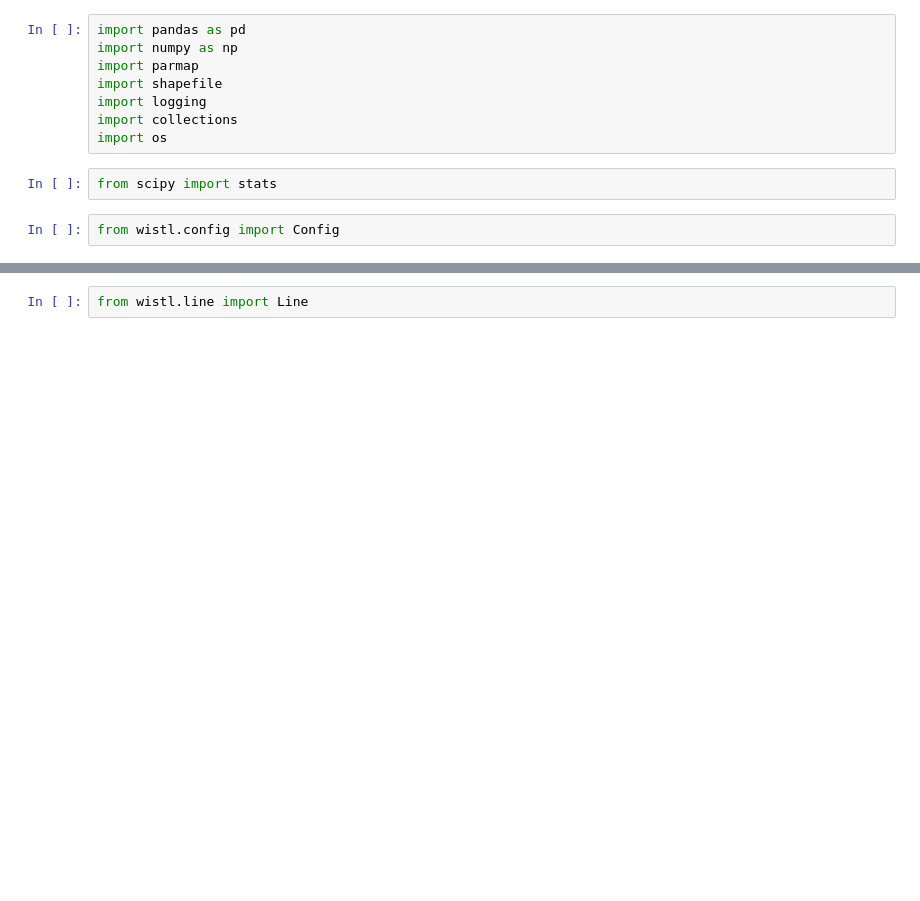
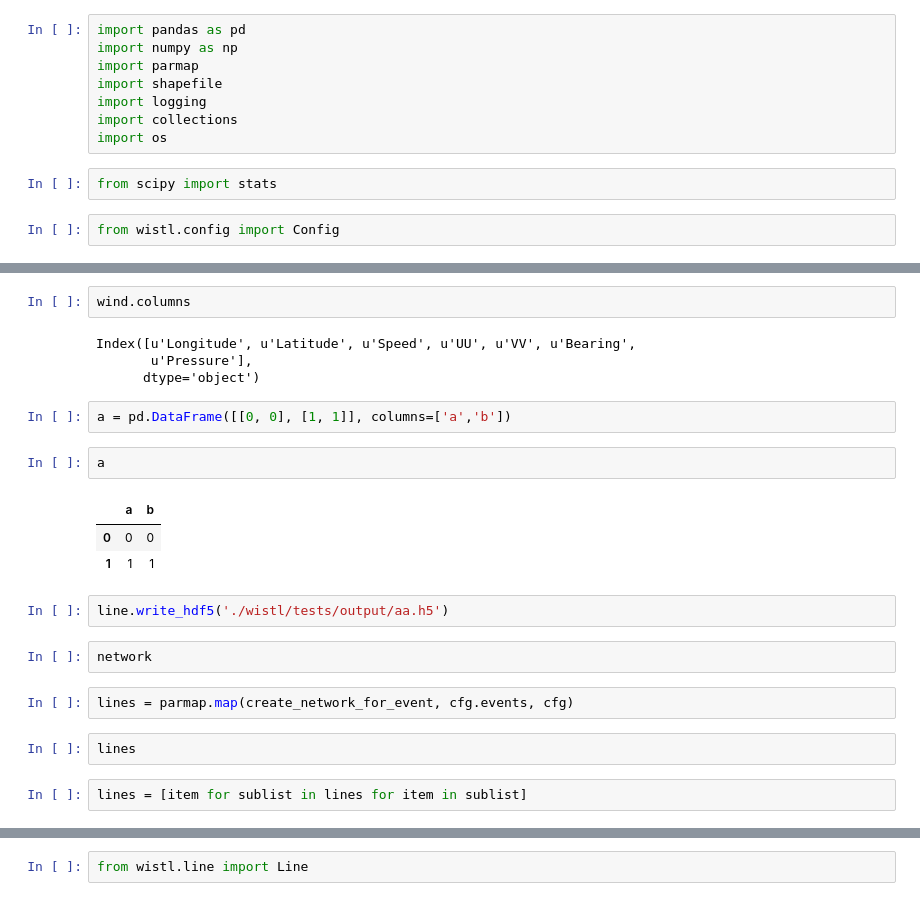
Before and after one commit to GeoscienceAustralia/wistl, a Jupyter notebook: Untitled.ipynb, the cells around one changed output, grey strips where cells are left out. Saved outputs shown, nothing was run; the diff lists cells and outputs as text; blank space fills up the shorter version.

Commit message:
1) put parmap back 2) save to hdf5

```diff
--- a/Untitled.ipynb
+++ b/Untitled.ipynb
@@ -115,0 +196,24 @@ from wistl.config import Config
+# %%
+wind.columns
+# %% [output]
+Index([u'Longitude', u'Latitude', u'Speed', u'UU', u'VV', u'Bearing',
+       u'Pressure'],
+      dtype='object')
+# %%
+a = pd.DataFrame([[0, 0], [1, 1]], columns=['a','b'])
+# %%
+a
+# %% [output]
+|  | a | b |
+| 0 | 0 | 0 |
+| 1 | 1 | 1 |
+# %%
+line.write_hdf5('./wistl/tests/output/aa.h5')
+# %%
+network
+# %%
+lines = parmap.map(create_network_for_event, cfg.events, cfg)
+# %%
+lines
+# %%
+lines = [item for sublist in lines for item in sublist]
```
Also changed, not shown: parts of 38 cells of this notebook, 7 other files.
